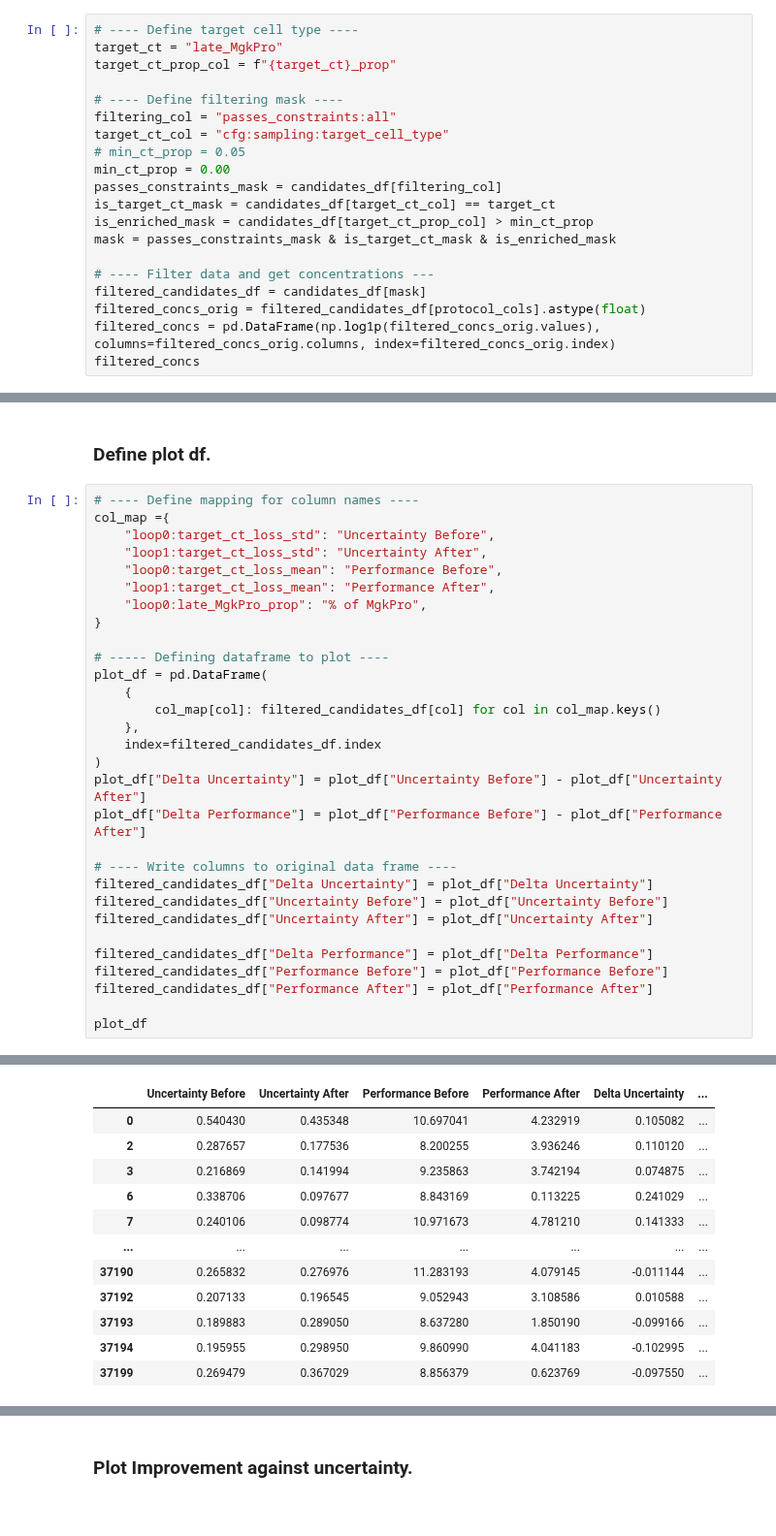
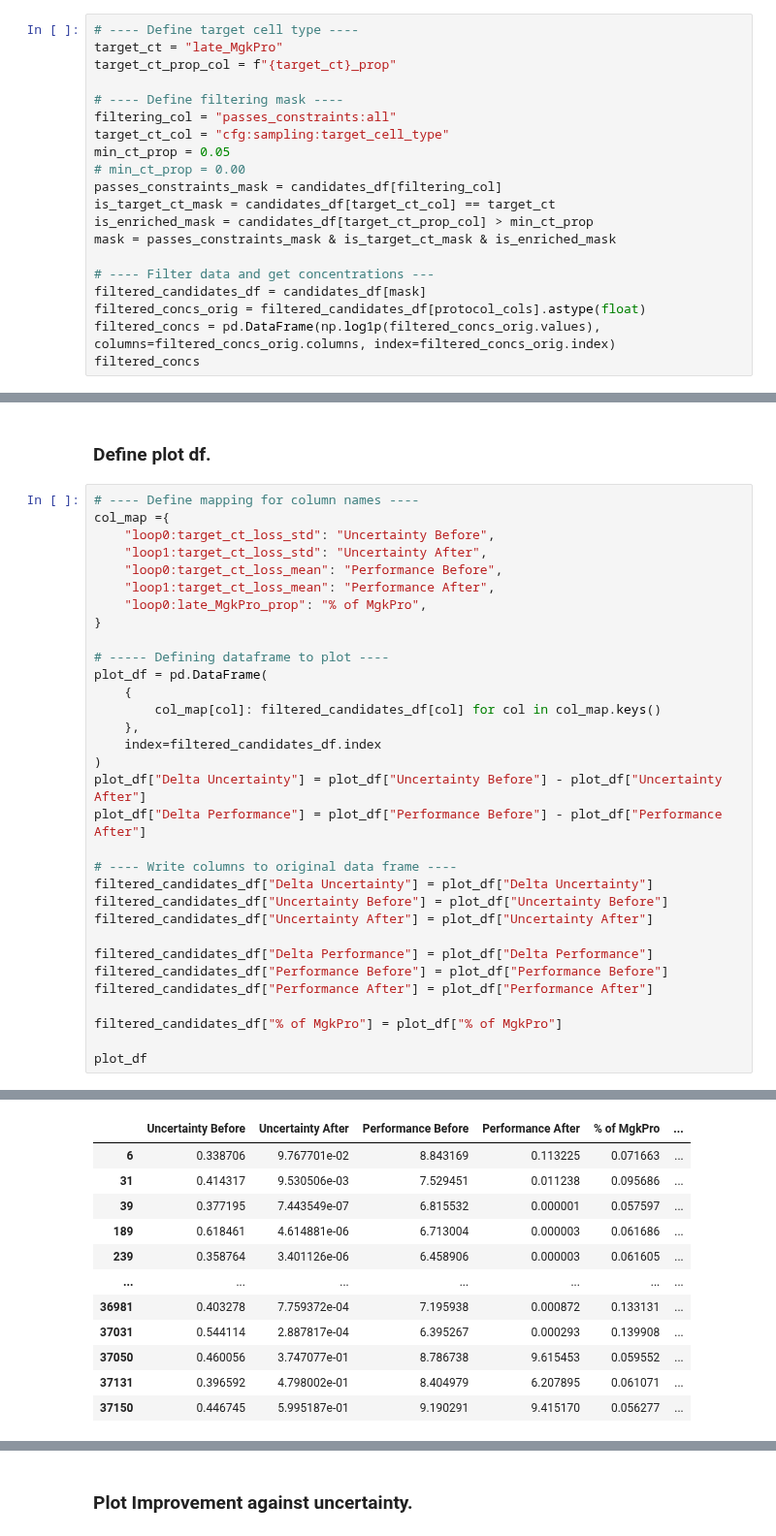
Before and after one commit to theislab/LabCompass-reproducibility, a Jupyter notebook: inverse/loss_guidance/notebooks/analyse_model_improvement/loop1_to_loop2.ipynb, the cells around one changed output, grey strips where cells are left out. Shown at 97% size. Drawn from its saved outputs; the diff is of its cells as text.

```diff
--- a/inverse/loss_guidance/notebooks/analyse_model_improvement/loop1_to_loop2.ipynb
+++ b/inverse/loss_guidance/notebooks/analyse_model_improvement/loop1_to_loop2.ipynb
@@ -268,8 +268,8 @@ target_ct_prop_col = f"{target_ct}_prop"
 # ---- Define filtering mask ----
 filtering_col = "passes_constraints:all"
 target_ct_col = "cfg:sampling:target_cell_type"
-# min_ct_prop = 0.05
-min_ct_prop = 0.00
+min_ct_prop = 0.05
+# min_ct_prop = 0.00
 passes_constraints_mask = candidates_df[filtering_col]
 is_target_ct_mask = candidates_df[target_ct_col] == target_ct
 is_enriched_mask = candidates_df[target_ct_prop_col] > min_ct_prop
@@ -355,6 +355,8 @@ filtered_candidates_df["Delta Performance"] = plot_df["Delta Performance"]
 filtered_candidates_df["Performance Before"] = plot_df["Performance Before"]
 filtered_candidates_df["Performance After"] = plot_df["Performance After"]
 
+filtered_candidates_df["% of MgkPro"] = plot_df["% of MgkPro"]
+
 plot_df
 # %% [output]
 A value is trying to be set on a copy of a slice from a DataFrame.
@@ -377,12 +379,12 @@ See the caveats in the documentation: https://pandas.pydata.org/pandas-docs/stab
-|  | Uncertainty Before | Uncertainty After | Performance Before | Performance After | Delta Uncertainty | ... |
-| 0 | 0.540430 | 0.435348 | 10.697041 | 4.232919 | 0.105082 | ... |
-| 2 | 0.287657 | 0.177536 | 8.200255 | 3.936246 | 0.110120 | ... |
-| 3 | 0.216869 | 0.141994 | 9.235863 | 3.742194 | 0.074875 | ... |
-| 6 | 0.338706 | 0.097677 | 8.843169 | 0.113225 | 0.241029 | ... |
-| 7 | 0.240106 | 0.098774 | 10.971673 | 4.781210 | 0.141333 | ... |
+|  | Uncertainty Before | Uncertainty After | Performance Before | Performance After | % of MgkPro | ... |
+| 6 | 0.338706 | 9.767701e-02 | 8.843169 | 0.113225 | 0.071663 | ... |
+| 31 | 0.414317 | 9.530506e-03 | 7.529451 | 0.011238 | 0.095686 | ... |
+| 39 | 0.377195 | 7.443549e-07 | 6.815532 | 0.000001 | 0.057597 | ... |
+| 189 | 0.618461 | 4.614881e-06 | 6.713004 | 0.000003 | 0.061686 | ... |
+| 239 | 0.358764 | 3.401126e-06 | 6.458906 | 0.000003 | 0.061605 | ... |
 | ... | ... | ... | ... | ... | ... | ... |
-| 37190 | 0.265832 | 0.276976 | 11.283193 | 4.079145 | -0.011144 | ... |
-| 37192 | 0.207133 | 0.196545 | 9.052943 | 3.108586 | 0.010588 | ... |
-| 37193 | 0.189883 | 0.289050 | 8.637280 | 1.850190 | -0.099166 | ... |
-| 37194 | 0.195955 | 0.298950 | 9.860990 | 4.041183 | -0.102995 | ... |
-| 37199 | 0.269479 | 0.367029 | 8.856379 | 0.623769 | -0.097550 | ... |
+| 36981 | 0.403278 | 7.759372e-04 | 7.195938 | 0.000872 | 0.133131 | ... |
+| 37031 | 0.544114 | 2.887817e-04 | 6.395267 | 0.000293 | 0.139908 | ... |
+| 37050 | 0.460056 | 3.747077e-01 | 8.786738 | 9.615453 | 0.059552 | ... |
+| 37131 | 0.396592 | 4.798002e-01 | 8.404979 | 6.207895 | 0.061071 | ... |
+| 37150 | 0.446745 | 5.995187e-01 | 9.190291 | 9.415170 | 0.056277 | ... |
```
Also changed, not shown: parts of 7 cells of this notebook, 2 other files.
